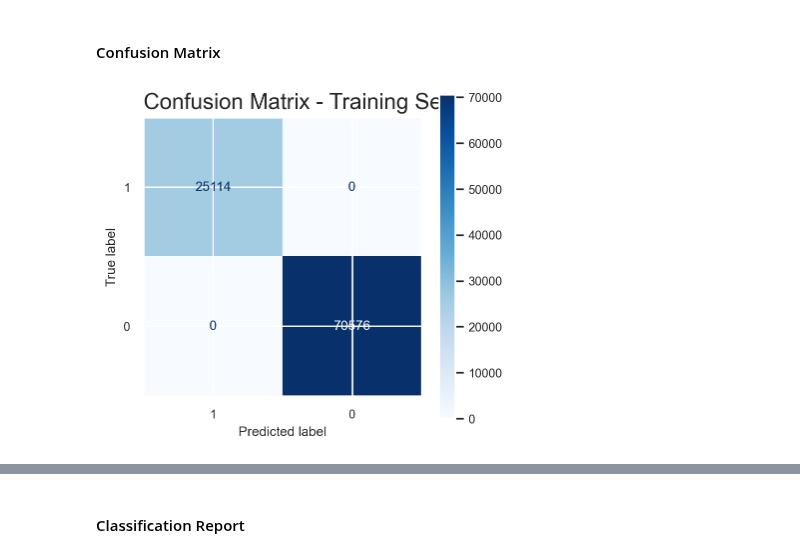
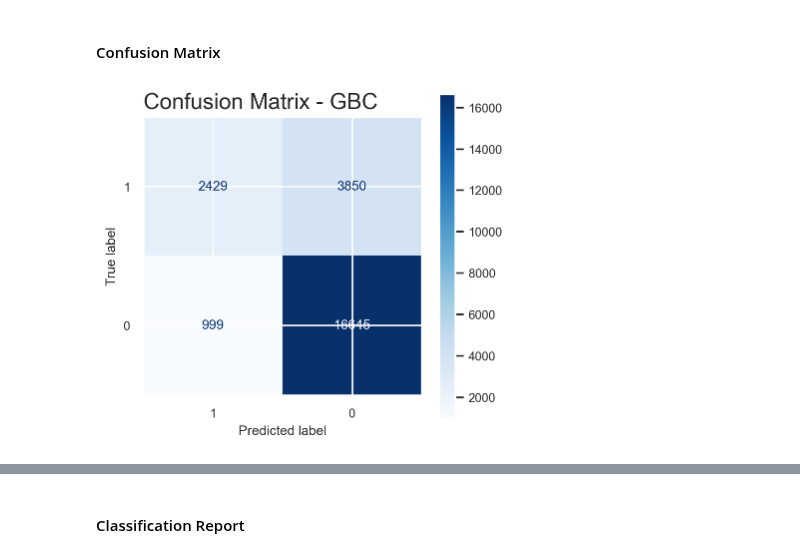
Before and after one commit to fedfioravanti/General_Assembly_Capstone, a Jupyter notebook: GA_Capstone_03_modelling.ipynb, the cells around one changed output, grey strips where cells are left out. Saved outputs shown, nothing was run; the diff lists cells and outputs as text; code cells hidden in the pictures.

Commit message:
modelling update

```diff
--- a/GA_Capstone_03_modelling.ipynb
+++ b/GA_Capstone_03_modelling.ipynb
@@ -462,8 +442,8 @@ pred_test = model.predict(X_test)
 #### Confusion Matrix
 # %%
 fig, ax = plt.subplots(figsize=(4, 4))
-plot_confusion_matrix(model, X_train, y_train, cmap='Blues', labels=[1, 0], ax=ax)
-plt.title('Confusion Matrix - Training Set', loc='left', fontsize = 16)
+plot_confusion_matrix(model, X_test, y_test, cmap='Blues', labels=[1, 0], ax=ax)
+plt.title('Confusion Matrix - GBC', loc='left', fontsize = 16)
 plt.show()
 # %% [output]
-[figure, old version]
+[figure, new version]
```
Also changed, not shown: parts of 24 cells of this notebook.
